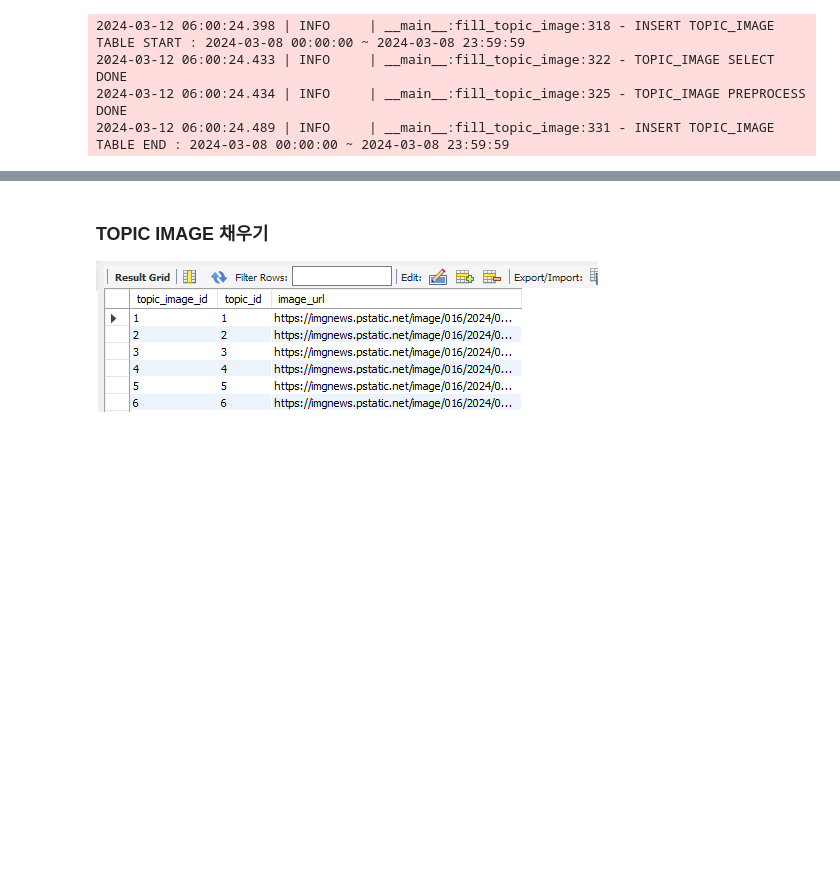
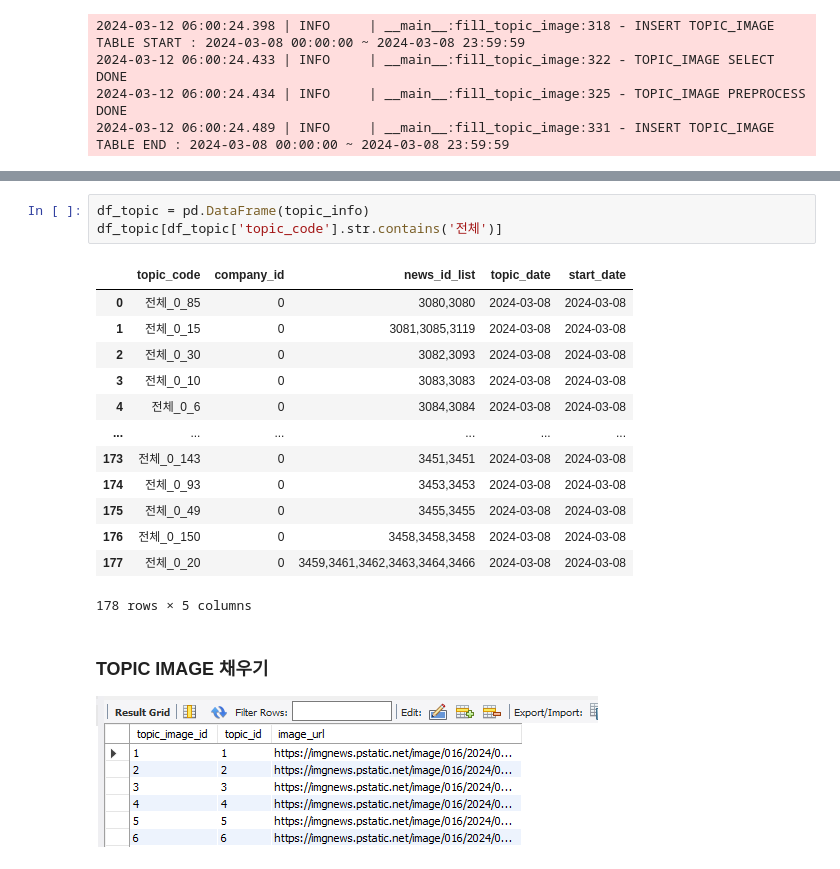
Before and after one commit to boostcampaitech6/level2-3-nlp-finalproject-nlp-10, a Jupyter notebook: data/automation.ipynb, the cells around one changed output, grey strips where cells are left out. Saved outputs shown, nothing was run; the diff lists cells and outputs as text; blank space fills up the shorter version.

```diff
--- a/data/automation.ipynb
+++ b/data/automation.ipynb
@@ -643,3 +778,20 @@ engine.fill_topic_image()
+# %%
+df_topic = pd.DataFrame(topic_info)
+df_topic[df_topic['topic_code'].str.contains('전체')]
+# %% [output]
+|  | topic_code | company_id | news_id_list | topic_date | start_date |
+| 0 | 전체_0_85 | 0 | 3080,3080 | 2024-03-08 | 2024-03-08 |
+| 1 | 전체_0_15 | 0 | 3081,3085,3119 | 2024-03-08 | 2024-03-08 |
+| 2 | 전체_0_30 | 0 | 3082,3093 | 2024-03-08 | 2024-03-08 |
+| 3 | 전체_0_10 | 0 | 3083,3083 | 2024-03-08 | 2024-03-08 |
+| 4 | 전체_0_6 | 0 | 3084,3084 | 2024-03-08 | 2024-03-08 |
+| ... | ... | ... | ... | ... | ... |
+| 173 | 전체_0_143 | 0 | 3451,3451 | 2024-03-08 | 2024-03-08 |
+| 174 | 전체_0_93 | 0 | 3453,3453 | 2024-03-08 | 2024-03-08 |
+| 175 | 전체_0_49 | 0 | 3455,3455 | 2024-03-08 | 2024-03-08 |
+| 176 | 전체_0_150 | 0 | 3458,3458,3458 | 2024-03-08 | 2024-03-08 |
+| 177 | 전체_0_20 | 0 | 3459,3461,3462,3463,3464,3466 | 2024-03-08 | 2024-03-08 |
+178 rows × 5 columns
 # %% [markdown]
 ### TOPIC IMAGE 채우기
 
```
Also changed, not shown: parts of 10 cells of this notebook, 1 other file.
